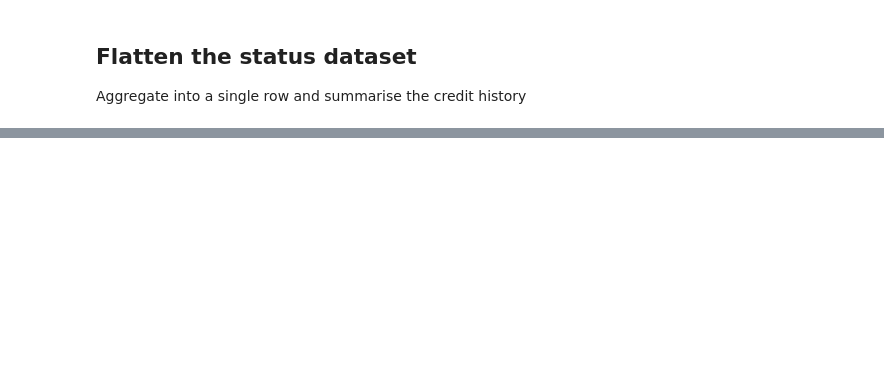
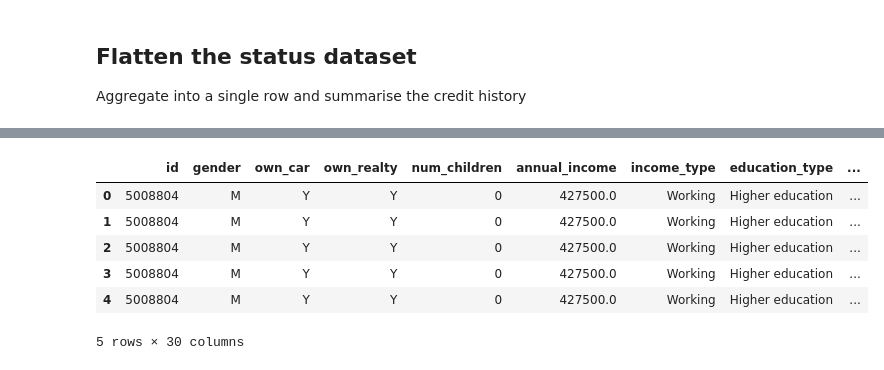
Before and after one commit to ashleytoh/cs3244-project-group-23, a Jupyter notebook: eda and feature engineering/EDA.ipynb, the cells around one changed output, grey strips where cells are left out. Saved outputs shown, nothing was run; the diff lists cells and outputs as text; code cells hidden in the pictures; blank space fills up the shorter version.

```diff
--- a/eda and feature engineering/EDA.ipynb
+++ b/eda and feature engineering/EDA.ipynb
@@ -294,0 +281,52 @@ applications.head()
+# %%
+status_mapping = {
+    "0": 1,
+    "1": 2,
+    "2": 3,
+    "3": 4,
+    "4": 5,
+    "5": 6,
+}
+
+records["status_numeric"] = records["status"].map(status_mapping)
+
+def sum_of_status(record):
+    total_paid = (record['status'] == 'C').sum()
+    total_no_loans = (record['status'] == 'X').sum()
+    total_months_late = record['status_numeric'].dropna().apply(lambda x: int(x)).sum()
+    return pd.Series({
+        'total_paid': total_paid,
+        'total_no_loans': total_no_loans,
+        'total_months_late': total_months_late
+    })
+
+counts = records.groupby("id").apply(sum_of_status).reset_index()
+
+final_counts = records.merge(counts, on='id', how='left')
+final_counts.drop(columns= ["status_numeric","status"])
+
+# aggregate to find the worst status per user
+#user_worst_status = records.groupby("id")["status_numeric"].max().reset_index()
+
+
+
+# good bad labels
+#user_worst_status["credit_label"] = user_worst_status["status_numeric"].apply(lambda x: 1 if x >= 2 else 0)
+
+
+#user_worst_status = user_worst_status.drop(columns=["status_numeric"])
+
+# merge
+applications = applications.merge(final_counts, on="id", how="left")
+
+#counts.head()
+applications.head()
+#final_counts.head()
+# %% [output]
+|  | id | gender | own_car | own_realty | num_children | annual_income | income_type | education_type | ... |
+| 0 | 5008804 | M | Y | Y | 0 | 427500.0 | Working | Higher education | ... |
+| 1 | 5008804 | M | Y | Y | 0 | 427500.0 | Working | Higher education | ... |
+| 2 | 5008804 | M | Y | Y | 0 | 427500.0 | Working | Higher education | ... |
+| 3 | 5008804 | M | Y | Y | 0 | 427500.0 | Working | Higher education | ... |
+| 4 | 5008804 | M | Y | Y | 0 | 427500.0 | Working | Higher education | ... |
+5 rows × 30 columns
```
Also changed, not shown: parts of 2 cells of this notebook, 1 other file.
